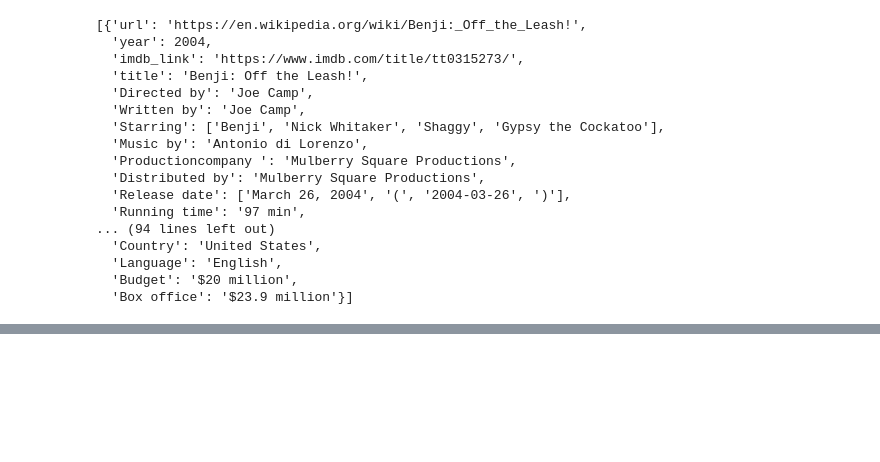
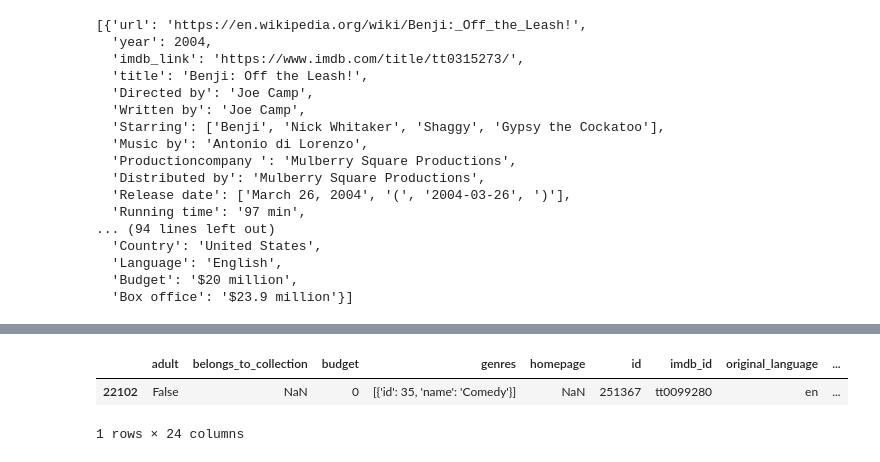
Before and after one commit to Gobi1616/Movies-ETL, a Jupyter notebook: Wiki_Movie_Python3.ipynb, the cells around one changed output, grey strips where cells are left out. Saved outputs shown, nothing was run; the diff lists cells and outputs as text; code cells hidden in the pictures; blank space fills up the shorter version.

```diff
--- a/Wiki_Movie_Python3.ipynb
+++ b/Wiki_Movie_Python3.ipynb
@@ -78,0 +113,6 @@ wiki_movies_raw[3600:3605]
+# %%
+kaggle_metadata.sample()
+# %% [output]
+|  | adult | belongs_to_collection | budget | genres | homepage | id | imdb_id | original_language | ... |
+| 22102 | False | NaN | 0 | [{'id': 35, 'name': 'Comedy'}] | NaN | 251367 | tt0099280 | en | ... |
+1 rows × 24 columns
```
Also changed, not shown: parts of 15 cells of this notebook.
